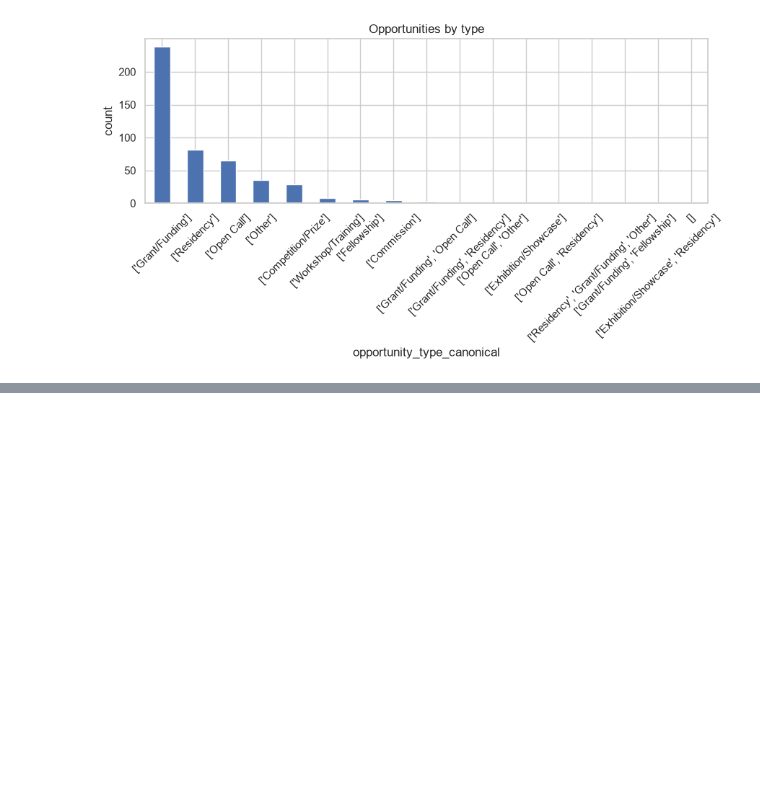
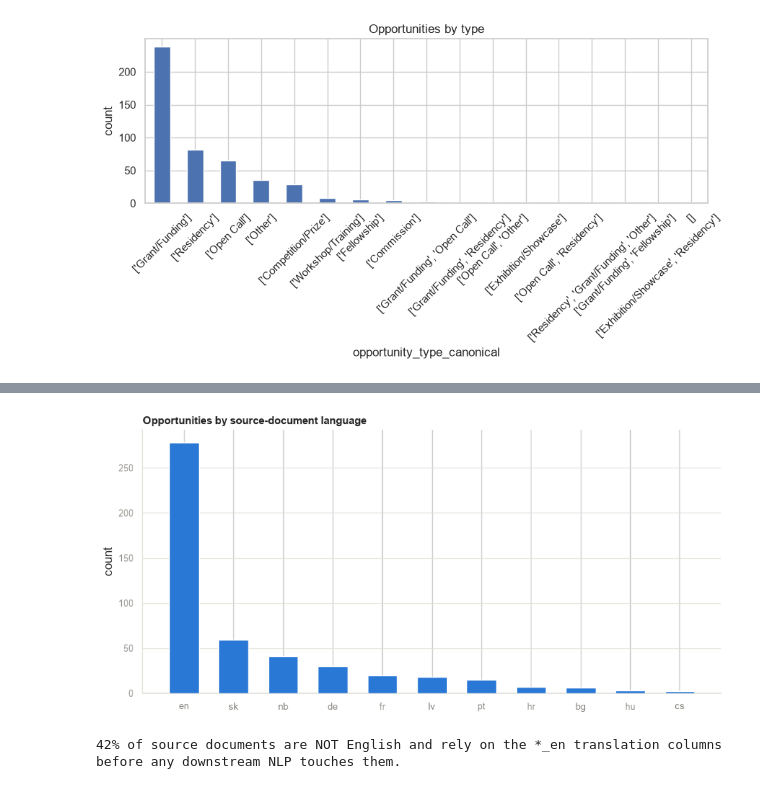
Before and after one commit to Lucaisok/open_art, a Jupyter notebook: notebooks/eda.ipynb, the cells around one changed output, grey strips where cells are left out. Cells and saved outputs as stored; diff of their text form; code cells hidden in the pictures; blank space fills up the shorter version.

```diff
--- a/notebooks/eda.ipynb
+++ b/notebooks/eda.ipynb
@@ -328,0 +335,23 @@ Name: count, dtype: int64
+# %%
+# Shared chart style for Acts I-III: a fixed categorical order (assigned by
+# identity, never re-cycled per chart) and a single-hue sequential ramp for
+# magnitude encodings (heatmaps). Keeps every new chart visually consistent.
+from matplotlib.colors import LinearSegmentedColormap
+from matplotlib.ticker import FuncFormatter
+import ast
+
+CATEGORICAL = ["#2a78d6", "#eb6834", "#1baf7a", "#eda100", "#e87ba4", "#008300", "#4a3aa7", "#e34948"]
+SEQUENTIAL_BLUE = LinearSegmentedColormap.from_list("sequential_blue", ["#cde2fb", "#3987e5", "#0d366b"])
+MUTED_INK = "#898781"
+GRIDLINE = "#e1e0d9"
+
+
+def style_axis(ax, horizontal=False):
+    ax.grid(axis="x" if horizontal else "y", color=GRIDLINE, linewidth=0.8, zorder=0)
+    ax.set_axisbelow(True)
+    for spine in ("top", "right"):
+        ax.spines[spine].set_visible(False)
+    for spine in ("left", "bottom"):
+        ax.spines[spine].set_color(GRIDLINE)
+    ax.tick_params(colors=MUTED_INK, labelsize=9)
+    return ax
@@ -328,0 +407,17 @@ Name: count, dtype: int64
+# %%
+lang_counts = df["language"].value_counts()
+
+fig, ax = plt.subplots(figsize=(9, 4.5))
+ax.bar(lang_counts.index, lang_counts.values, color=CATEGORICAL[0], width=0.6, zorder=3)
+ax.set_title("Opportunities by source-document language", loc="left", fontsize=11, fontweight="bold")
+ax.set_ylabel("count")
+style_axis(ax)
+plt.tight_layout()
+plt.show()
+
+non_en_share = (df["language"] != "en").mean()
+print(f"{non_en_share:.0%} of source documents are NOT English and rely on the *_en "
+      f"translation columns before any downstream NLP touches them.")
+# %% [output]
+[figure, added]
+42% of source documents are NOT English and rely on the *_en translation columns before any downstream NLP touches them.
```
Also changed, not shown: parts of 16 cells of this notebook.
